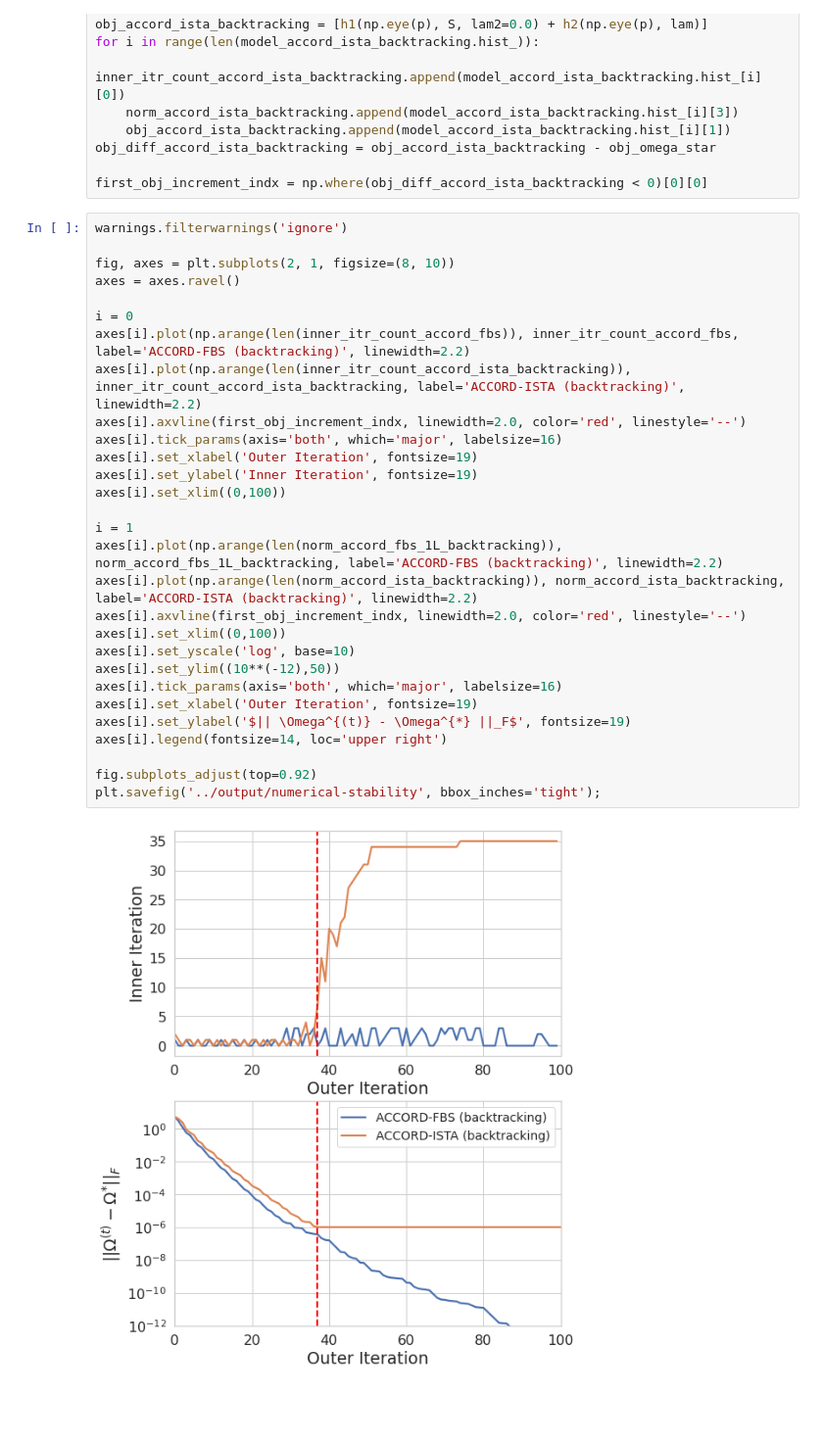
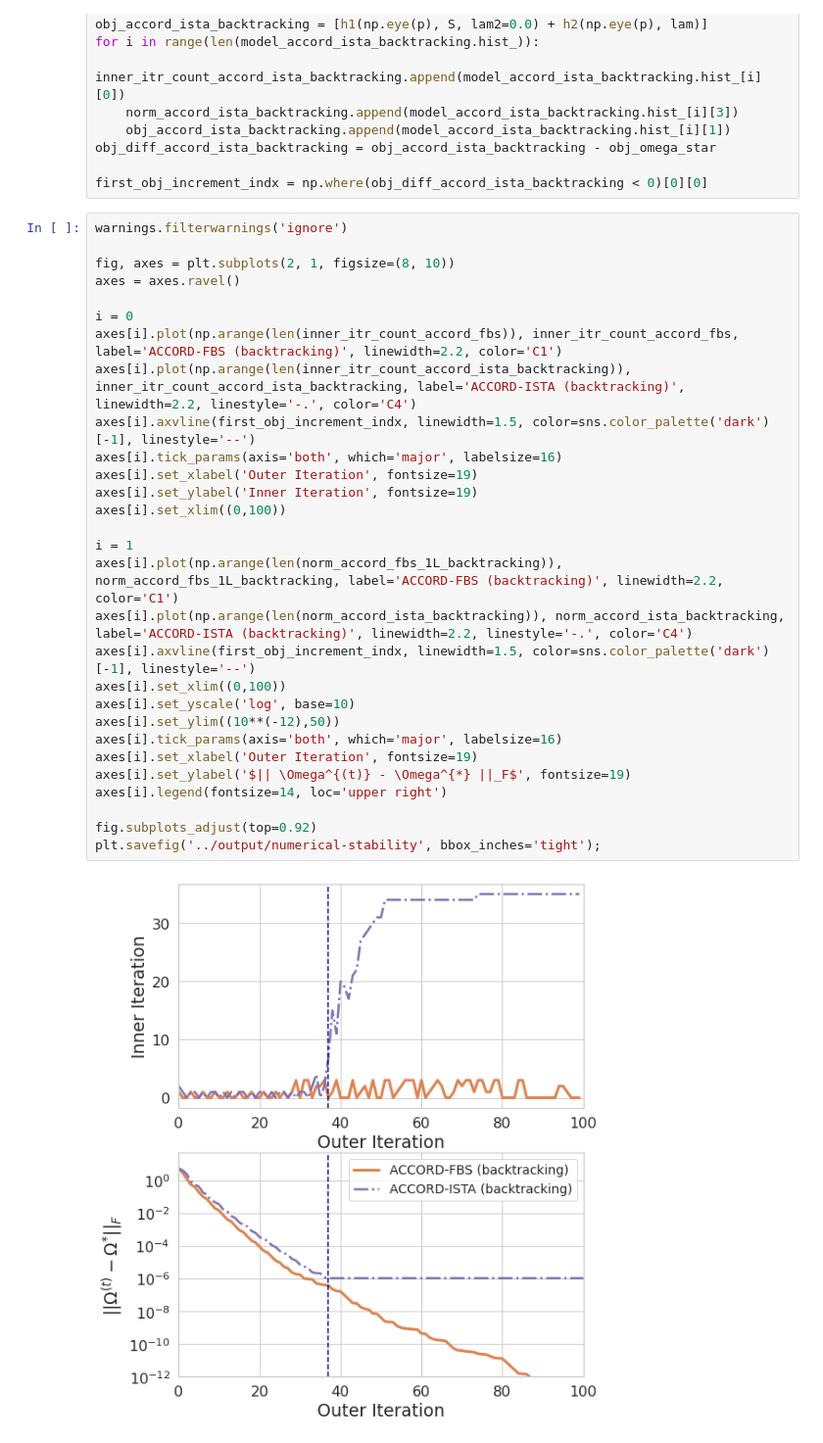
Before and after one commit to jinacfunderburk/accord-reproducibility-testing, a Jupyter notebook: simulation-convergence/simulation-convergence.ipynb, the cells around one changed output. Shown at 98% size. Cells and saved outputs as stored; diff of their text form; blank space fills up the shorter version.

```diff
--- a/simulation-convergence/simulation-convergence.ipynb
+++ b/simulation-convergence/simulation-convergence.ipynb
@@ -312,31 +303,31 @@ first_obj_increment_indx = np.where(obj_diff_accord_ista_backtracking < 0)[0][0]
 # %%
 warnings.filterwarnings('ignore')
 
 fig, axes = plt.subplots(2, 1, figsize=(8, 10))
 axes = axes.ravel()
 
 i = 0
-axes[i].plot(np.arange(len(inner_itr_count_accord_fbs)), inner_itr_count_accord_fbs, label='ACCORD-FBS (backtracking)', linewidth=2.2)
-axes[i].plot(np.arange(len(inner_itr_count_accord_ista_backtracking)), inner_itr_count_accord_ista_backtracking, label='ACCORD-ISTA (backtracking)', linewidth=2.2)
-axes[i].axvline(first_obj_increment_indx, linewidth=2.0, color='red', linestyle='--')
+axes[i].plot(np.arange(len(inner_itr_count_accord_fbs)), inner_itr_count_accord_fbs, label='ACCORD-FBS (backtracking)', linewidth=2.2, color='C1')
+axes[i].plot(np.arange(len(inner_itr_count_accord_ista_backtracking)), inner_itr_count_accord_ista_backtracking, label='ACCORD-ISTA (backtracking)', linewidth=2.2, linestyle='-.', color='C4')
+axes[i].axvline(first_obj_increment_indx, linewidth=1.5, color=sns.color_palette('dark')[-1], linestyle='--')
 axes[i].tick_params(axis='both', which='major', labelsize=16)
 axes[i].set_xlabel('Outer Iteration', fontsize=19)
 axes[i].set_ylabel('Inner Iteration', fontsize=19)
 axes[i].set_xlim((0,100))
 
 i = 1
-axes[i].plot(np.arange(len(norm_accord_fbs_1L_backtracking)), norm_accord_fbs_1L_backtracking, label='ACCORD-FBS (backtracking)', linewidth=2.2)
-axes[i].plot(np.arange(len(norm_accord_ista_backtracking)), norm_accord_ista_backtracking, label='ACCORD-ISTA (backtracking)', linewidth=2.2)
-axes[i].axvline(first_obj_increment_indx, linewidth=2.0, color='red', linestyle='--')
+axes[i].plot(np.arange(len(norm_accord_fbs_1L_backtracking)), norm_accord_fbs_1L_backtracking, label='ACCORD-FBS (backtracking)', linewidth=2.2, color='C1')
+axes[i].plot(np.arange(len(norm_accord_ista_backtracking)), norm_accord_ista_backtracking, label='ACCORD-ISTA (backtracking)', linewidth=2.2, linestyle='-.', color='C4')
+axes[i].axvline(first_obj_increment_indx, linewidth=1.5, color=sns.color_palette('dark')[-1], linestyle='--')
 axes[i].set_xlim((0,100))
 axes[i].set_yscale('log', base=10)
 axes[i].set_ylim((10**(-12),50))
 axes[i].tick_params(axis='both', which='major', labelsize=16)
 axes[i].set_xlabel('Outer Iteration', fontsize=19)
 axes[i].set_ylabel('$|| \Omega^{(t)} - \Omega^{*} ||_F$', fontsize=19)
 axes[i].legend(fontsize=14, loc='upper right')
 
 fig.subplots_adjust(top=0.92)
 plt.savefig('../output/numerical-stability', bbox_inches='tight');
 # %% [output]
-[figure, old version]
+[figure, new version]
```
Also changed, not shown: parts of 7 cells of this notebook, 21 other files.
